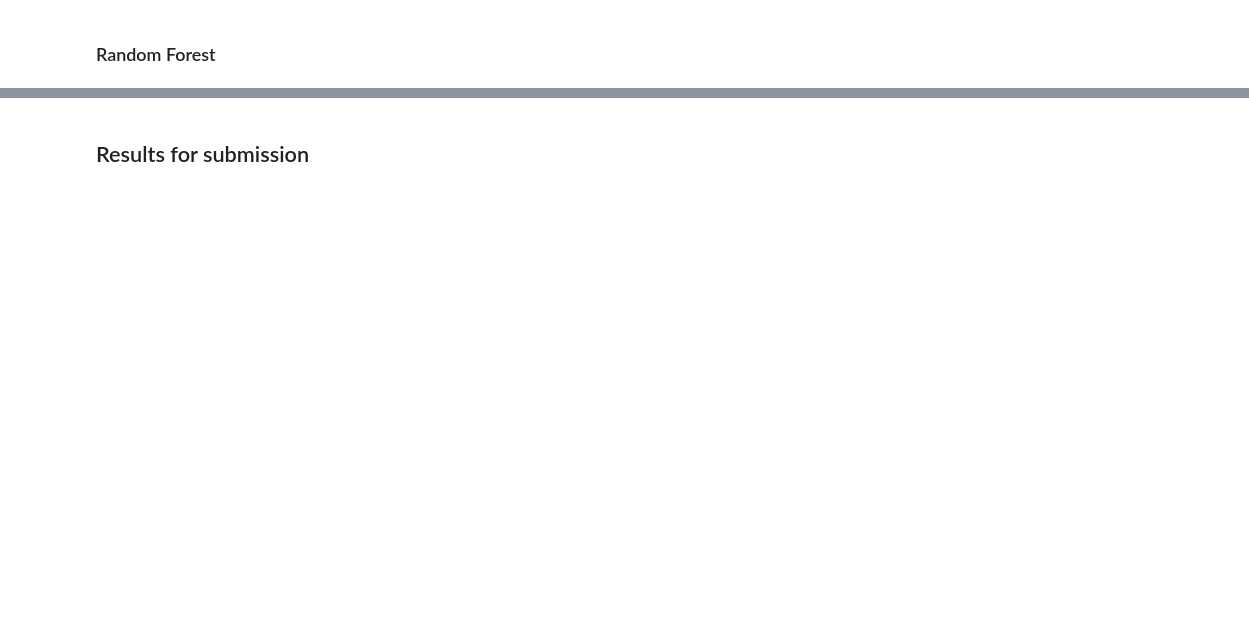
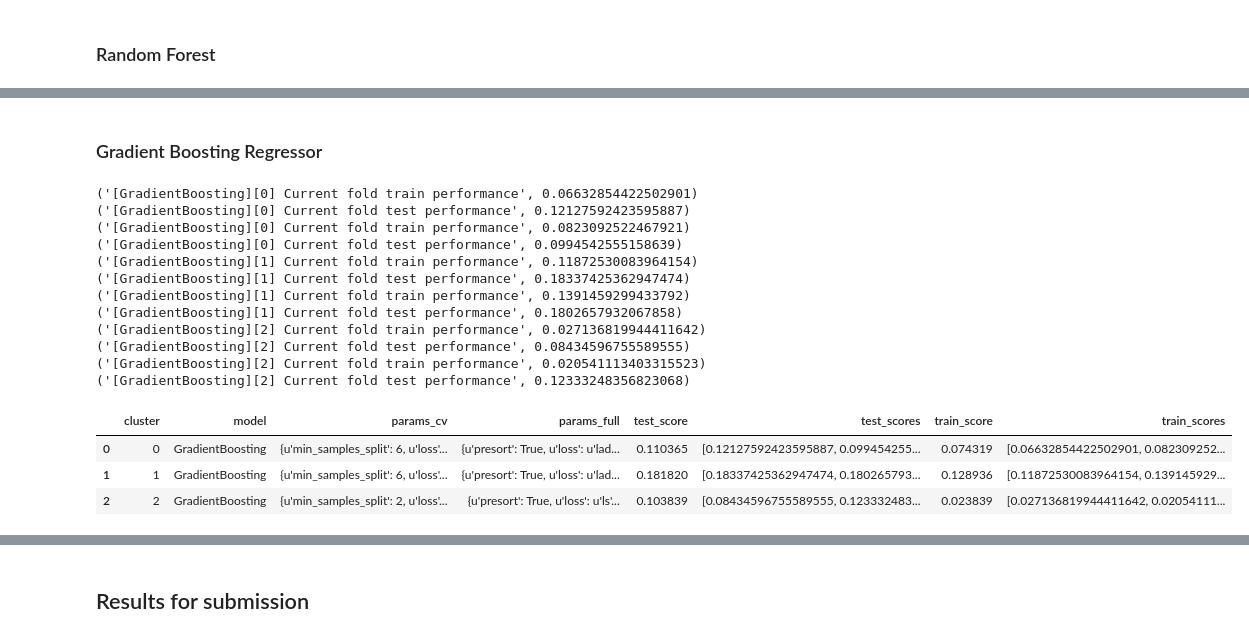
Before and after one commit to adrifmonte/house-prices, a Jupyter notebook: house-prices-part-2.ipynb, the cells around one changed output, grey strips where cells are left out. Saved outputs shown, nothing was run; the diff lists cells and outputs as text; code cells hidden in the pictures; blank space fills up the shorter version.

Commit message:
Model selection + Mixed algorithms between clusters

```diff
--- a/house-prices-part-2.ipynb
+++ b/house-prices-part-2.ipynb
@@ -724,3 +724,40 @@ rfr_df
 | 0 | 0 | Random Forest | {u'min_samples_split': 2, u'n_est... | {u'n_estimators': 100, u'random_s... | 0.117736 | [0.12687534985315976, 0.108595695... | 0.060656 | [0.054829518381134895, 0.06648306... |
 | 1 | 1 | Random Forest | {u'min_samples_split': 2, u'n_est... | {u'n_estimators': 50, u'random_st... | 0.183909 | [0.18505273056606186, 0.182765758... | 0.111867 | [0.10500949340909765, 0.118725118... |
 | 2 | 2 | Random Forest | {u'min_samples_split': 2, u'n_est... | {u'n_estimators': 50, u'random_st... | 0.104654 | [0.091228477923369, 0.11808007957... | 0.054220 | [0.06764295586994745, 0.040796097... |
+# %% [markdown]
+### Gradient Boosting Regressor
+# %%
+from sklearn.ensemble import GradientBoostingRegressor
+
+gbr_df = tune_model(GradientBoostingRegressor, 'GradientBoosting', {
+    'random_state': 42,
+    'presort': True,
+
+    'learning_rate': 0.1,
+    'tol': 0.01
+}, {
+    'loss': ['ls', 'lad'],
+    # 'learning_rate': [0.2, 0.1, 0.01],
+    'n_estimators': [25, 150, 350],
+    'min_samples_split': [2, 4, 6],
+    'min_samples_leaf': [1, 2],
+    # 'tol': [0.05, 0.01, 0.005]
+})
+gbr_df
+# %% [output]
+('[GradientBoosting][0] Current fold train performance', 0.06632854422502901)
+('[GradientBoosting][0] Current fold test performance', 0.12127592423595887)
+('[GradientBoosting][0] Current fold train performance', 0.0823092522467921)
+('[GradientBoosting][0] Current fold test performance', 0.0994542555158639)
+('[GradientBoosting][1] Current fold train performance', 0.11872530083964154)
+('[GradientBoosting][1] Current fold test performance', 0.18337425362947474)
+('[GradientBoosting][1] Current fold train performance', 0.1391459299433792)
+('[GradientBoosting][1] Current fold test performance', 0.1802657932067858)
+('[GradientBoosting][2] Current fold train performance', 0.027136819944411642)
+('[GradientBoosting][2] Current fold test performance', 0.08434596755589555)
+('[GradientBoosting][2] Current fold train performance', 0.020541113403315523)
+('[GradientBoosting][2] Current fold test performance', 0.12333248356823068)
+|  | cluster | model | params_cv | params_full | test_score | test_scores | train_score | train_scores |
+| 0 | 0 | GradientBoosting | {u'min_samples_split': 6, u'loss'... | {u'presort': True, u'loss': u'lad... | 0.110365 | [0.12127592423595887, 0.099454255... | 0.074319 | [0.06632854422502901, 0.082309252... |
+| 1 | 1 | GradientBoosting | {u'min_samples_split': 6, u'loss'... | {u'presort': True, u'loss': u'lad... | 0.181820 | [0.18337425362947474, 0.180265793... | 0.128936 | [0.11872530083964154, 0.139145929... |
+| 2 | 2 | GradientBoosting | {u'min_samples_split': 2, u'loss'... | {u'presort': True, u'loss': u'ls'... | 0.103839 | [0.08434596755589555, 0.123332483... | 0.023839 | [0.027136819944411642, 0.02054111... |
```
Also changed, not shown: parts of 12 cells of this notebook, 1 other file.
